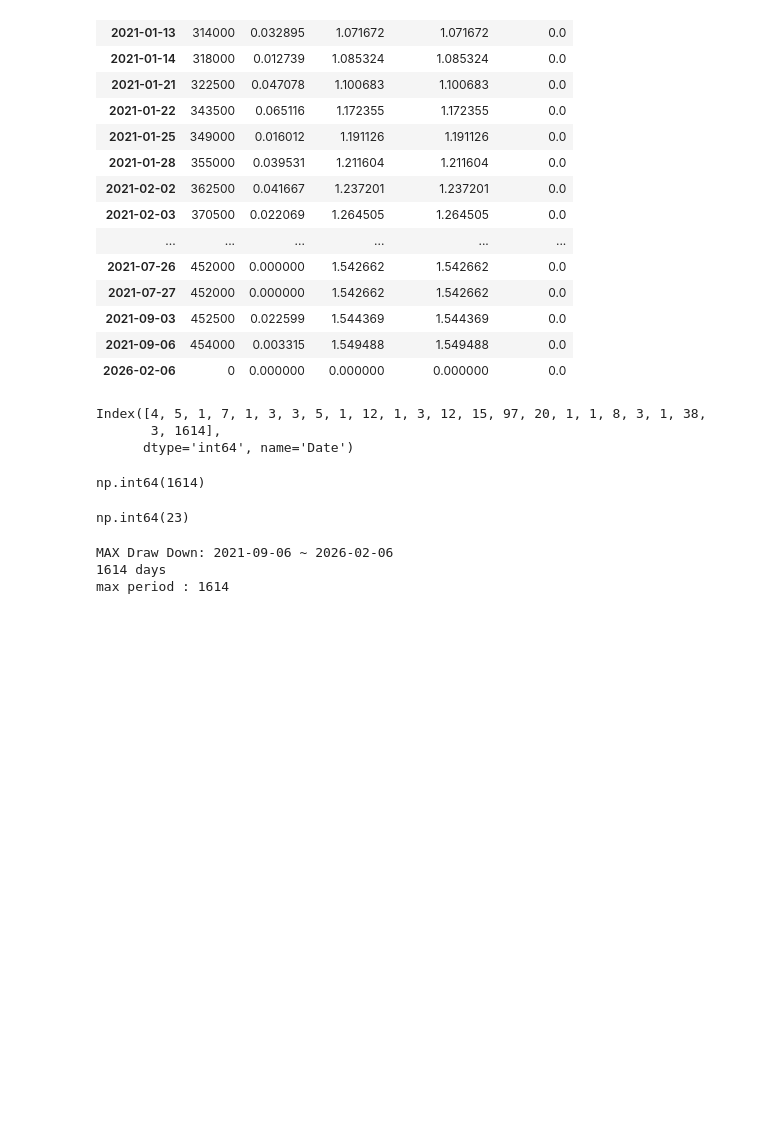
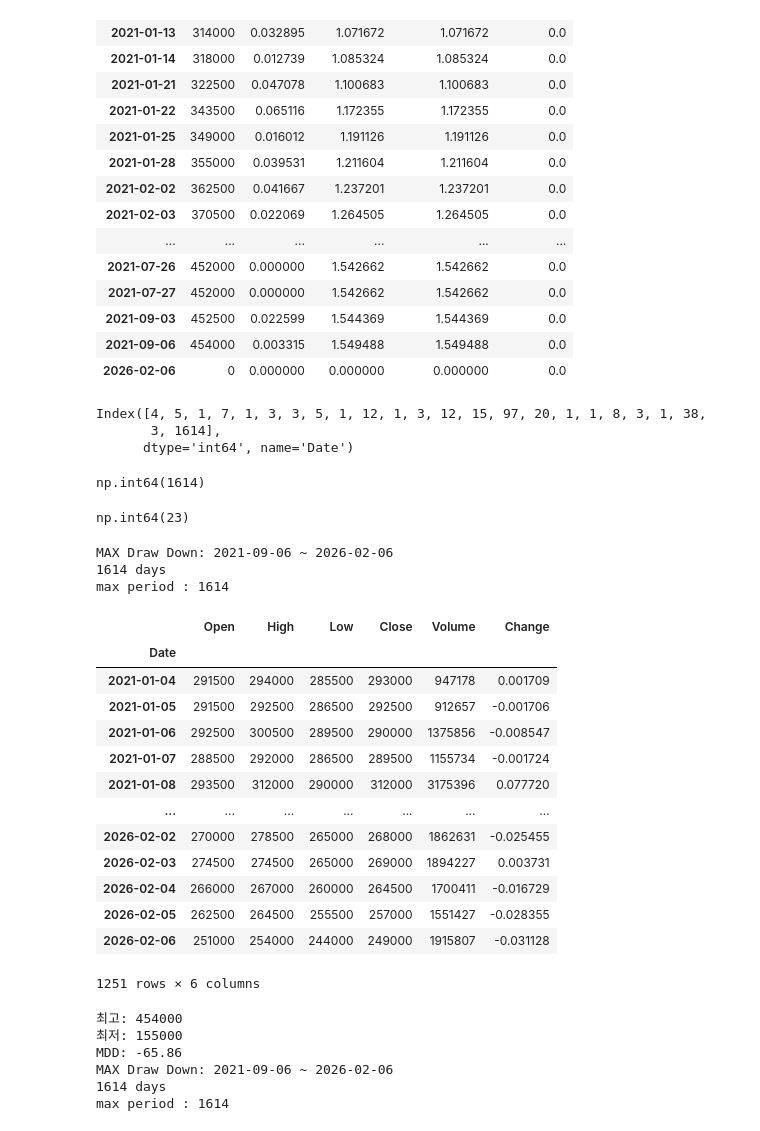
Before and after one commit to bbangwon/finance-study, a Jupyter notebook: study_002.ipynb, the cells around one changed output. Saved outputs shown, nothing was run; the diff lists cells and outputs as text; code cells hidden in the pictures; blank space fills up the shorter version.

```diff
--- a/study_002.ipynb
+++ b/study_002.ipynb
@@ -526,0 +574,29 @@ max period : 1614
+# %%
+import FinanceDataReader as fdr
+
+df = fdr.DataReader("035420", start="2021")
+df
+# %% [output]
+|  | Open | High | Low | Close | Volume | Change |
+| Date |  |  |  |  |  |  |
+| 2021-01-04 | 291500 | 294000 | 285500 | 293000 | 947178 | 0.001709 |
+| 2021-01-05 | 291500 | 292500 | 286500 | 292500 | 912657 | -0.001706 |
+| 2021-01-06 | 292500 | 300500 | 289500 | 290000 | 1375856 | -0.008547 |
+| 2021-01-07 | 288500 | 292000 | 286500 | 289500 | 1155734 | -0.001724 |
+| 2021-01-08 | 293500 | 312000 | 290000 | 312000 | 3175396 | 0.077720 |
+| ... | ... | ... | ... | ... | ... | ... |
+| 2026-02-02 | 270000 | 278500 | 265000 | 268000 | 1862631 | -0.025455 |
+| 2026-02-03 | 274500 | 274500 | 265000 | 269000 | 1894227 | 0.003731 |
+| 2026-02-04 | 266000 | 267000 | 260000 | 264500 | 1700411 | -0.016729 |
+| 2026-02-05 | 262500 | 264500 | 255500 | 257000 | 1551427 | -0.028355 |
+| 2026-02-06 | 251000 | 254000 | 244000 | 249000 | 1915807 | -0.031128 |
+1251 rows × 6 columns
+# %%
+df_mdd, stock_info = mdd_fn(df)
+# %% [output]
+최고: 454000
+최저: 155000
+MDD: -65.86
+MAX Draw Down: 2021-09-06 ~ 2026-02-06
+1614 days
+max period : 1614
```
Also changed, not shown: parts of 3 cells of this notebook.
